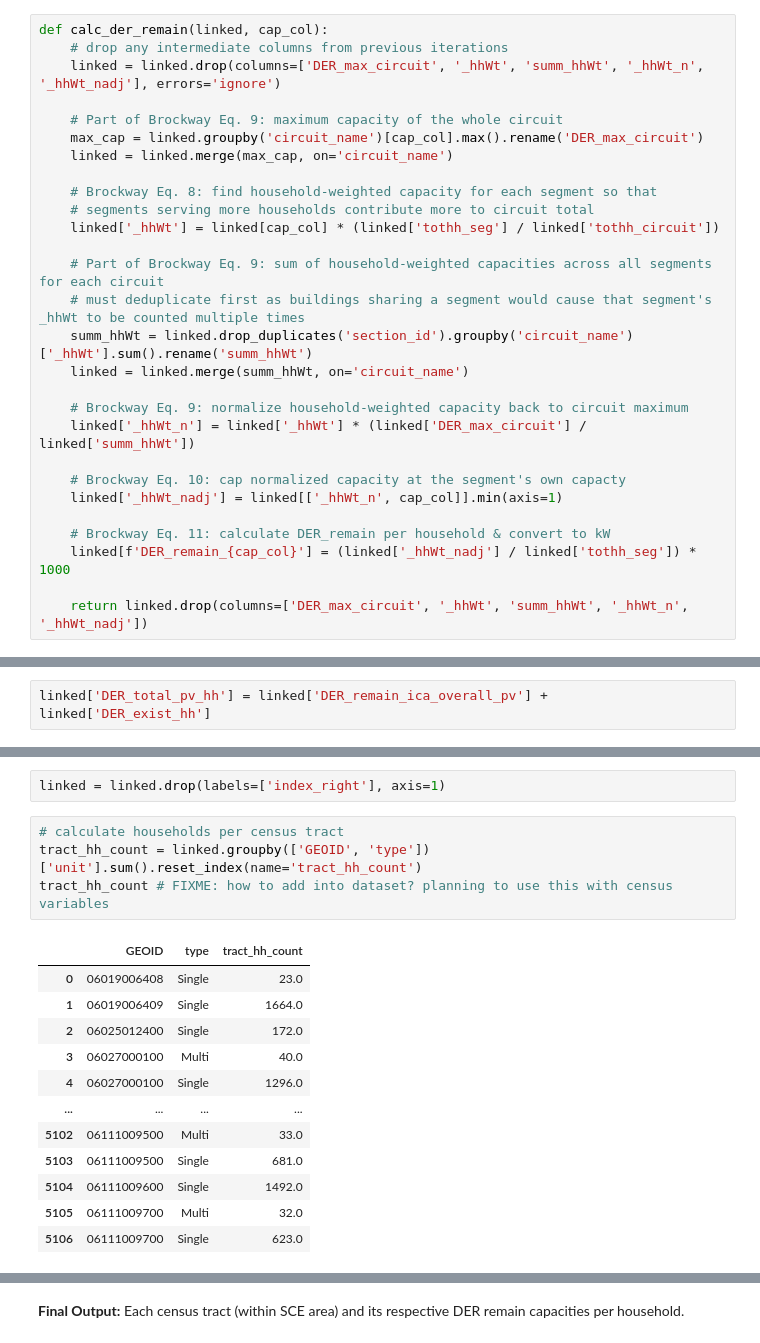
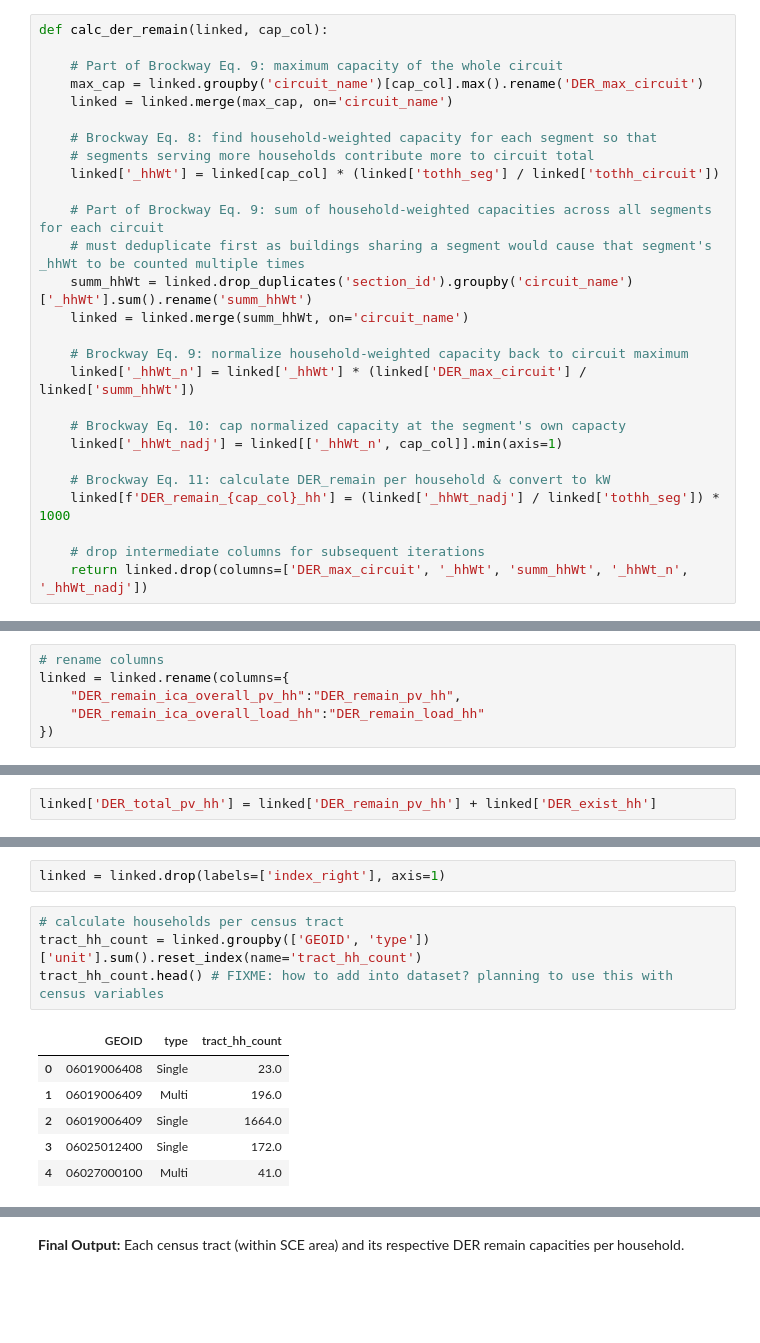
Before and after one commit to sofiiir/hosting-capacity-calculation, a Jupyter notebook: final/sce.ipynb, the cells around one changed output, grey strips where cells are left out. Cells and saved outputs as stored; diff of their text form; blank space fills up the shorter version.

```diff
--- a/final/sce.ipynb
+++ b/final/sce.ipynb
@@ -79,8 +79,6 @@ linked[['type', 'unit', 'GEOID', 'circuit_name', 'section_id', 'ica_overall_pv',
 ## Calculate *DER_remain* function
 # %%
 def calc_der_remain(linked, cap_col):
-    # drop any intermediate columns from previous iterations
-    linked = linked.drop(columns=['DER_max_circuit', '_hhWt', 'summ_hhWt', '_hhWt_n', '_hhWt_nadj'], errors='ignore')
 
     # Part of Brockway Eq. 9: maximum capacity of the whole circuit
     max_cap = linked.groupby('circuit_name')[cap_col].max().rename('DER_max_circuit')
@@ -102,6 +100,7 @@ def calc_der_remain(linked, cap_col):
     linked['_hhWt_nadj'] = linked[['_hhWt_n', cap_col]].min(axis=1)
 
     # Brockway Eq. 11: calculate DER_remain per household & convert to kW
-    linked[f'DER_remain_{cap_col}'] = (linked['_hhWt_nadj'] / linked['tothh_seg']) * 1000
+    linked[f'DER_remain_{cap_col}_hh'] = (linked['_hhWt_nadj'] / linked['tothh_seg']) * 1000
 
+    # drop intermediate columns for subsequent iterations
     return linked.drop(columns=['DER_max_circuit', '_hhWt', 'summ_hhWt', '_hhWt_n', '_hhWt_nadj'])
@@ -128,2 +119,8 @@ linked[['unit', 'section_id', 'tothh_seg', 'tothh_circuit', 'DER_remain_ica_over
+# %%
+# rename columns
+linked = linked.rename(columns={
+    "DER_remain_ica_overall_pv_hh":"DER_remain_pv_hh",
+    "DER_remain_ica_overall_load_hh":"DER_remain_load_hh"
+})
 # %% [markdown]
 # Add existing generation
@@ -130,5 +129,5 @@ linked[['unit', 'section_id', 'tothh_seg', 'tothh_circuit', 'DER_remain_ica_over
 # %%
 linked['DER_exist_hh'] = (linked['existing_gen'] * 1000) / linked['tothh_circuit']
 # %%
-linked['DER_total_pv_hh'] = linked['DER_remain_ica_overall_pv'] + linked['DER_exist_hh']
+linked['DER_total_pv_hh'] = linked['DER_remain_pv_hh'] + linked['DER_exist_hh']
 # %%
@@ -171,17 +165,11 @@ linked = linked.drop(labels=['index_right'], axis=1)
 # %%
 # calculate households per census tract
 tract_hh_count = linked.groupby(['GEOID', 'type'])['unit'].sum().reset_index(name='tract_hh_count')
-tract_hh_count # FIXME: how to add into dataset? planning to use this with census variables
+tract_hh_count.head() # FIXME: how to add into dataset? planning to use this with census variables
 # %% [output]
 |  | GEOID | type | tract_hh_count |
 | 0 | 06019006408 | Single | 23.0 |
-| 1 | 06019006409 | Single | 1664.0 |
-| 2 | 06025012400 | Single | 172.0 |
-| 3 | 06027000100 | Multi | 40.0 |
-| 4 | 06027000100 | Single | 1296.0 |
-| ... | ... | ... | ... |
-| 5102 | 06111009500 | Multi | 33.0 |
-| 5103 | 06111009500 | Single | 681.0 |
-| 5104 | 06111009600 | Single | 1492.0 |
-| 5105 | 06111009700 | Multi | 32.0 |
-| 5106 | 06111009700 | Single | 623.0 |
+| 1 | 06019006409 | Multi | 196.0 |
+| 2 | 06019006409 | Single | 1664.0 |
+| 3 | 06025012400 | Single | 172.0 |
+| 4 | 06027000100 | Multi | 41.0 |
```
Also changed, not shown: parts of 19 cells of this notebook, 1 other file.
